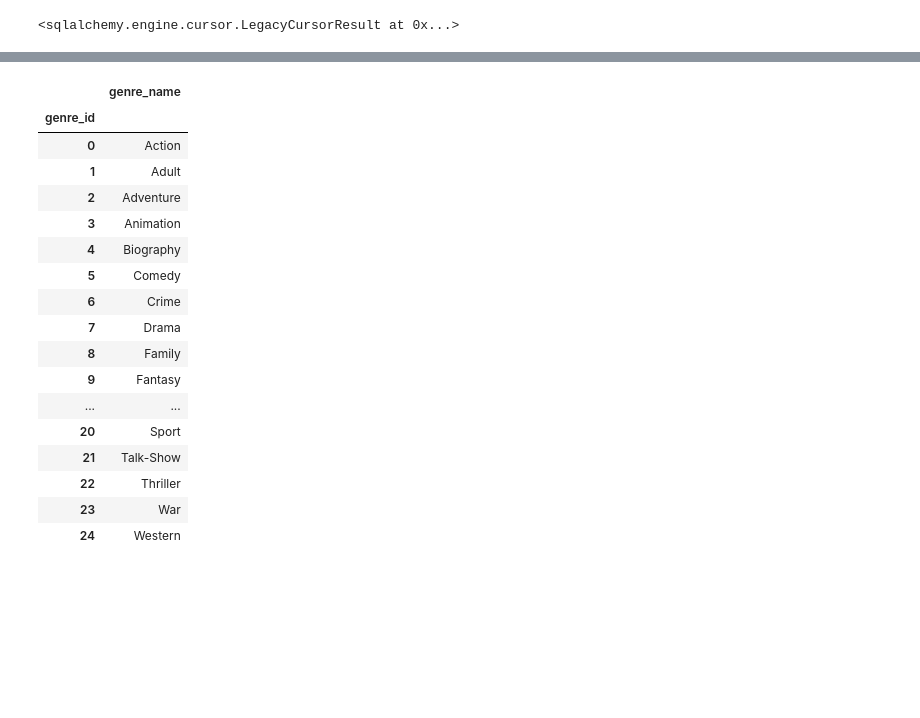
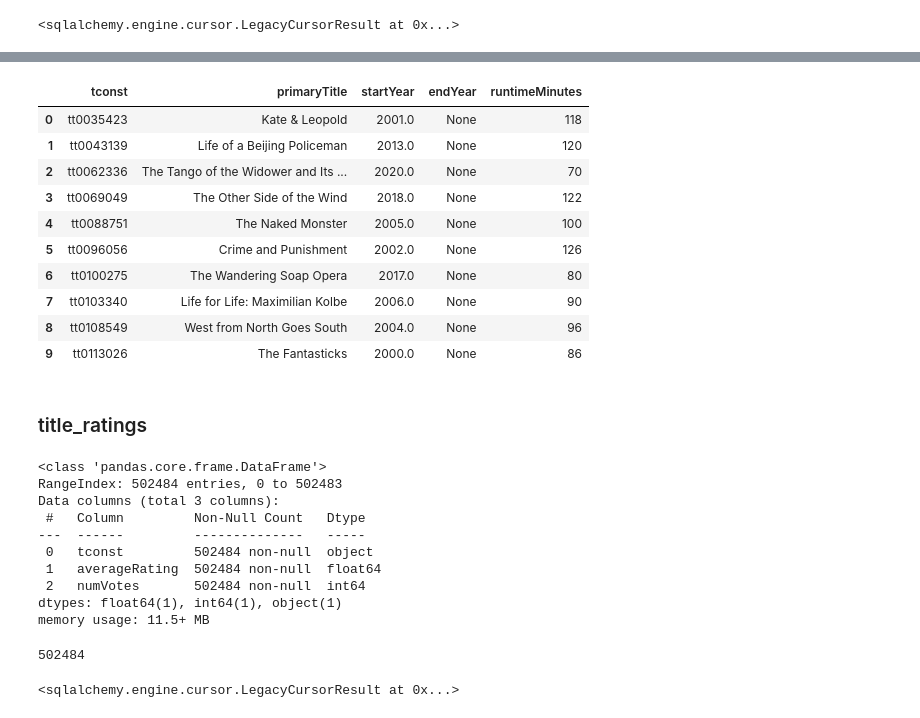
Before and after one commit to evany24/IMDB, a Jupyter notebook: Part 3 Database.ipynb, the cells around one changed output, grey strips where cells are left out. Cells and saved outputs as stored; diff of their text form; code cells hidden in the pictures; blank space fills up the shorter version.

```diff
--- a/Part 3 Database.ipynb
+++ b/Part 3 Database.ipynb
@@ -265,21 +354,37 @@ genres.head()
-# %%
-genres.set_index(keys = 'genre_id')
-# %% [output]
-|  | genre_name |
-| genre_id |  |
-| 0 | Action |
-| 1 | Adult |
-| 2 | Adventure |
-| 3 | Animation |
-| 4 | Biography |
-| 5 | Comedy |
-| 6 | Crime |
-| 7 | Drama |
-| 8 | Family |
-| 9 | Fantasy |
-| ... | ... |
-| 20 | Sport |
-| 21 | Talk-Show |
-| 22 | Thriller |
-| 23 | War |
-| 24 | Western |
+# %%
+q_basics = """
+
+SELECT *
+FROM title_basics
+LIMIT 10;
+
+"""
+
+pd.read_sql(q_basics, engine)
+# %% [output]
+|  | tconst | primaryTitle | startYear | endYear | runtimeMinutes |
+| 0 | tt0035423 | Kate & Leopold | 2001.0 | None | 118 |
+| 1 | tt0043139 | Life of a Beijing Policeman | 2013.0 | None | 120 |
+| 2 | tt0062336 | The Tango of the Widower and Its ... | 2020.0 | None | 70 |
+| 3 | tt0069049 | The Other Side of the Wind | 2018.0 | None | 122 |
+| 4 | tt0088751 | The Naked Monster | 2005.0 | None | 100 |
+| 5 | tt0096056 | Crime and Punishment | 2002.0 | None | 126 |
+| 6 | tt0100275 | The Wandering Soap Opera | 2017.0 | None | 80 |
+| 7 | tt0103340 | Life for Life: Maximilian Kolbe | 2006.0 | None | 90 |
+| 8 | tt0108549 | West from North Goes South | 2004.0 | None | 96 |
+| 9 | tt0113026 | The Fantasticks | 2000.0 | None | 86 |
+# %% [markdown]
+### title_ratings
+# %%
+ratings_df.info()
+# %% [output]
+<class 'pandas.core.frame.DataFrame'>
+RangeIndex: 502484 entries, 0 to 502483
+Data columns (total 3 columns):
+ #   Column         Non-Null Count   Dtype
+---  ------         --------------   -----
+ 0   tconst         502484 non-null  object
+ 1   averageRating  502484 non-null  float64
+ 2   numVotes       502484 non-null  int64
+dtypes: float64(1), int64(1), object(1)
+memory usage: 11.5+ MB
@@ -285,0 +399,12 @@ genres.set_index(keys = 'genre_id')
+# %%
+# Save to sql with dtype and index=False
+ratings_df.to_sql('title_ratings',
+                 engine,
+                 dtype=ratings_df_schema,
+                 if_exists='replace', index=False)
+# %% [output]
+502484
+# %%
+engine.execute('ALTER TABLE title_ratings ADD PRIMARY KEY (`tconst`);')
+# %% [output]
+<sqlalchemy.engine.cursor.LegacyCursorResult at 0x...>
```
Also changed, not shown: parts of 59 cells of this notebook, 2 other files.
